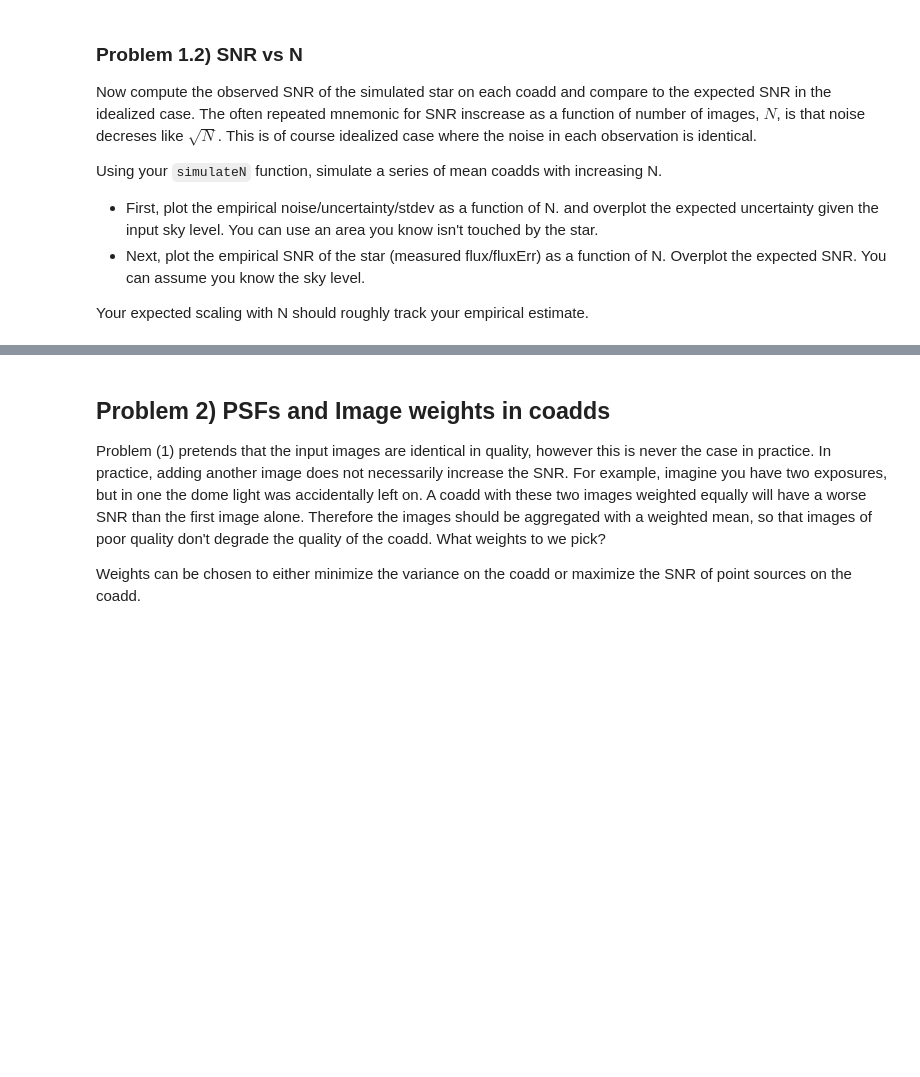
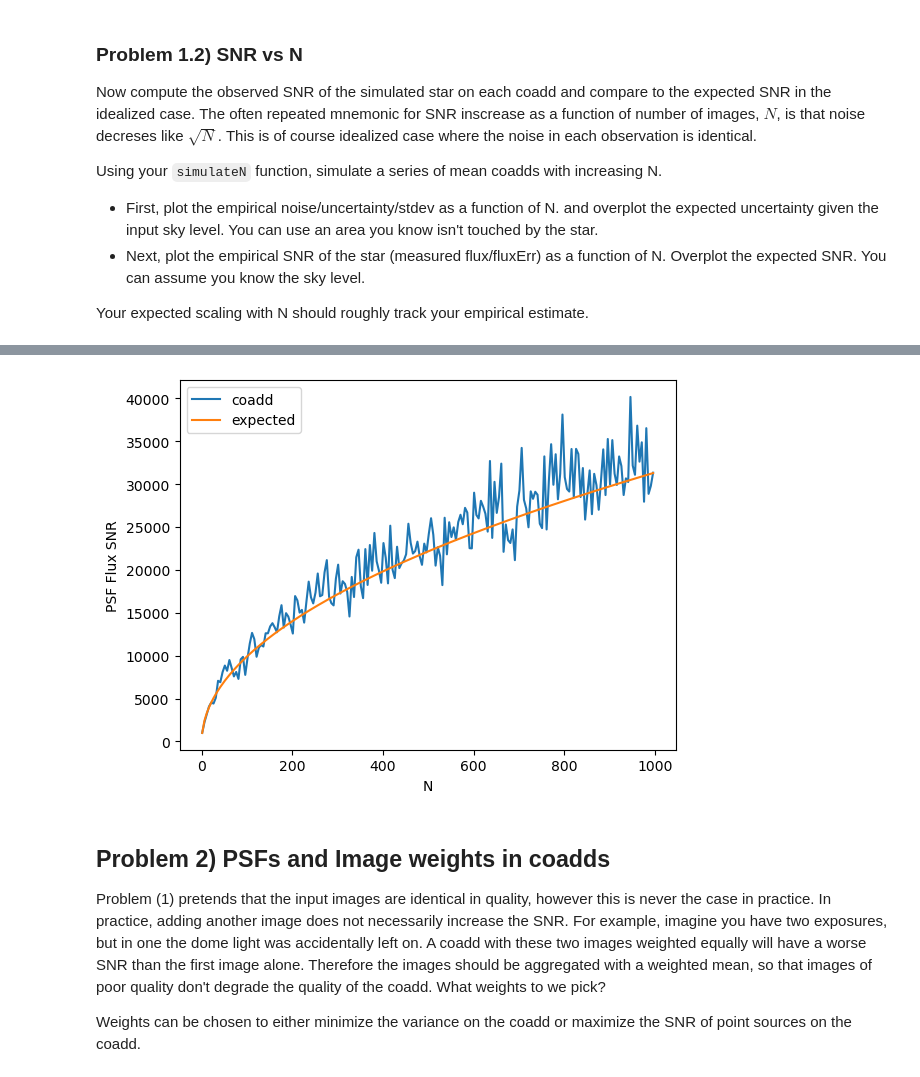
Before and after one commit to Wei-Lingfeng/LSSTC-DSFP-Sessions, a Jupyter notebook: Sessions/Session18/Day3/CoadditionAndSubtraction.ipynb, the cells around one changed output, grey strips where cells are left out. Drawn from its saved outputs; the diff is of its cells as text; code cells hidden in the pictures; blank space fills up the shorter version.

```diff
--- a/Sessions/Session18/Day3/CoadditionAndSubtraction.ipynb
+++ b/Sessions/Session18/Day3/CoadditionAndSubtraction.ipynb
@@ -213,11 +212,14 @@ plt.legend()
 # %%
-# complete
-
-# plt.plot(Ns, ...,  label="coadd")
-# plt.plot(Ns, ..., label="expected")
-# plt.xlabel('N')
-# plt.ylabel('PSF Flux SNR')
-# plt.legend()
+# completes
+snr = np.array(flux) / np.array(std)
+plt.plot(Ns, snr,  label="coadd")
+plt.plot(Ns, snr[0] * np.sqrt(Ns) / np.sqrt(Ns[0]), label="expected")
+plt.xlabel('N')
+plt.ylabel('PSF Flux SNR')
+plt.legend()
+plt.show()
+# %% [output]
+[figure, added]
 # %% [markdown]
 ## Problem 2) PSFs and Image weights in coadds
 
```
Also changed, not shown: parts of 7 cells of this notebook, 1 other file.
